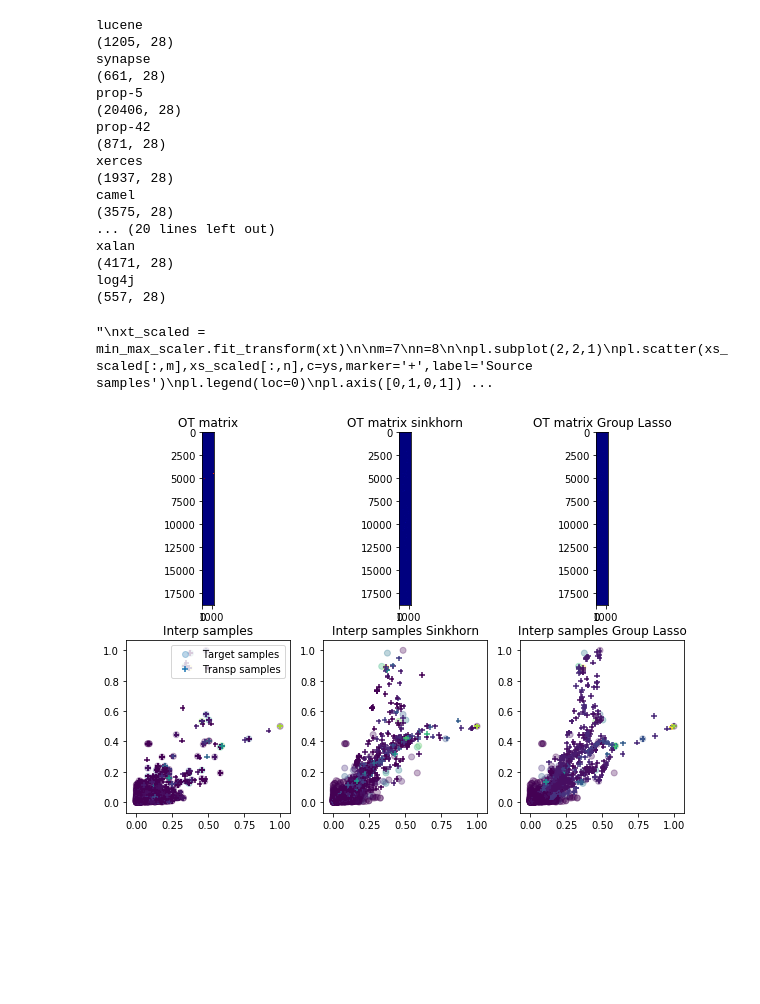
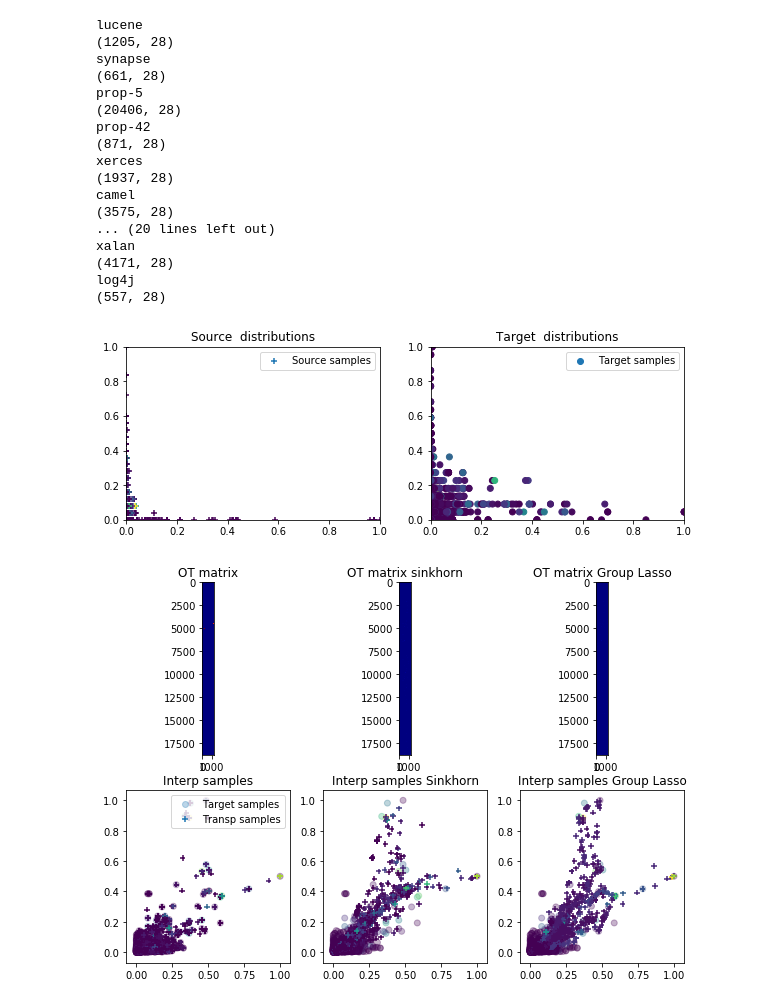
Before and after one commit to ltoropova/cpdp, a Jupyter notebook: cpdp.ipynb, the cells around one changed output. Drawn from its saved outputs; the diff is of its cells as text; code cells hidden in the pictures; blank space fills up the shorter version.

```diff
--- a/cpdp.ipynb
+++ b/cpdp.ipynb
@@ -50,8 +49,8 @@ xalan
 log4j
 (557, 28)
 # %%
-source_project = projects_data['lucene'].copy(deep=True)
-target_project = projects_data['pBeans'].copy(deep=True)
+source_project = projects_data['prop-1'].copy(deep=True)
+target_project = projects_data['prop-5'].copy(deep=True)
 
 source_project = source_project.replace('-', np.nan)
 source_project.dropna(axis=0, inplace=True)
@@ -86,36 +85,36 @@ pl.figure(1,(10,7))
 xs = source_project.values
 ys = source_labels.values
 xt = target_project.values
 yt = target_labels.values
 
 from sklearn import preprocessing
 
 min_max_scaler = preprocessing.MinMaxScaler()
 xs_scaled = min_max_scaler.fit_transform(xs)
 pd.set_option('display.max_columns', 28)
 pd.set_option('display.max_rows', 100)
 target_project.head(100)
 
 xt_scaled = min_max_scaler.fit_transform(xt)
 
-m=7
-n=8
+m=5
+n=-1
 
 pl.subplot(2,2,1)
 pl.scatter(xs_scaled[:,m],xs_scaled[:,n],c=ys,marker='+',label='Source samples')
 pl.legend(loc=0)
 pl.axis([0,1,0,1])
 pl.title('Source  distributions')
 
 pl.subplot(2,2,2)
 pl.scatter(xt_scaled[:,m],xt_scaled[:,n],c=yt,marker='o',label='Target samples')
 pl.legend(loc=0)
 pl.axis([0,1,0,1])
 pl.title('Target  distributions')
 
 pl.show()
 # %% [output]
-"\nxt_scaled = min_max_scaler.fit_transform(xt)\n\nm=7\nn=8\n\npl.subplot(2,2,1)\npl.scatter(xs_scaled[:,m],xs_scaled[:,n],c=ys,marker='+',label='Source samples')\npl.legend(loc=0)\npl.axis([0,1,0,1]) ...
+[figure, added]
 # %%
 # LP problem
 da_emd=ot.da.OTDA()     # init class
```
Also changed, not shown: parts of 3 cells of this notebook.
